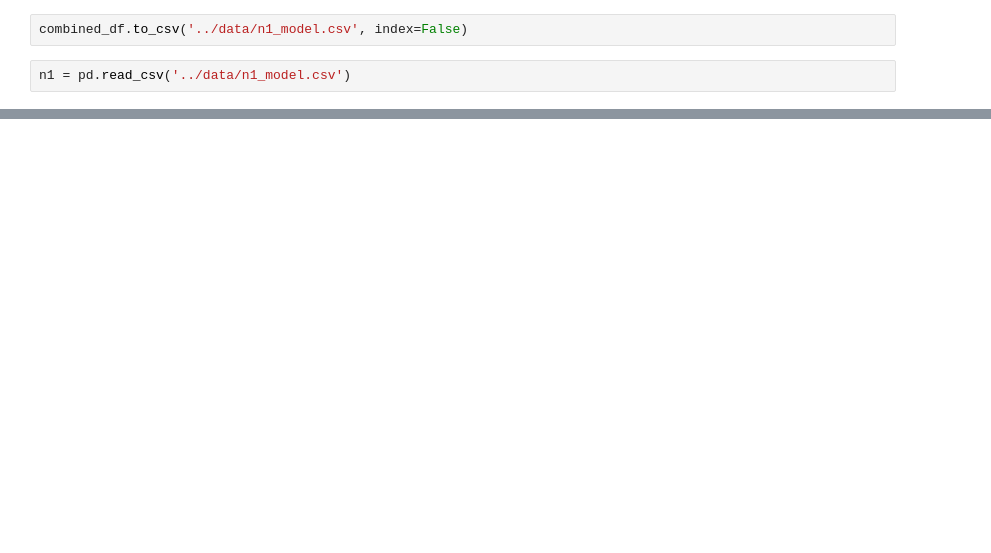
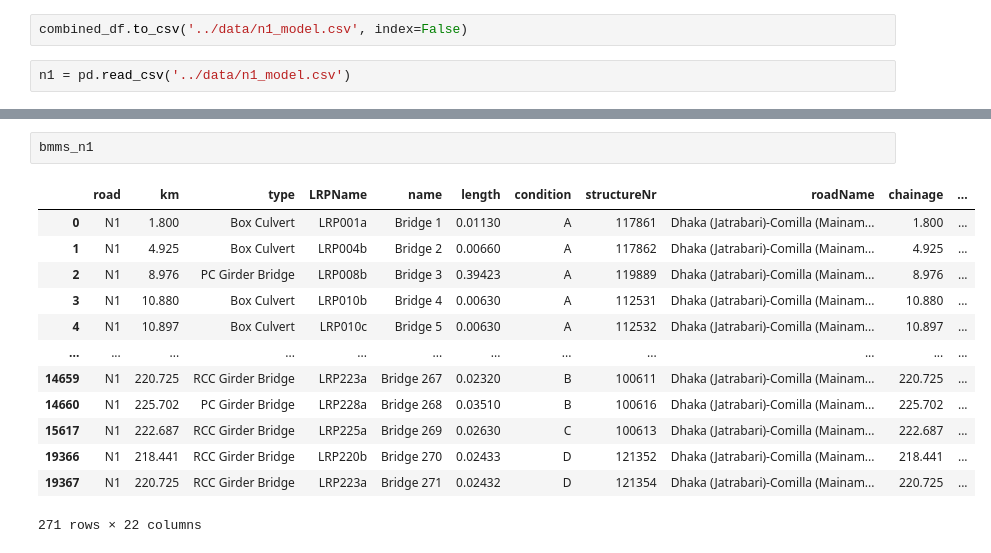
Before and after one commit to Anne-JS/advanced_simulation, a Jupyter notebook: EPA133a-G02-A2/model/Sven_doet_dingen.ipynb, the cells around one changed output, grey strips where cells are left out. Drawn from its saved outputs; the diff is of its cells as text; blank space fills up the shorter version.

```diff
--- a/EPA133a-G02-A2/model/Sven_doet_dingen.ipynb
+++ b/EPA133a-G02-A2/model/Sven_doet_dingen.ipynb
@@ -182,0 +217,16 @@ n1
+# %%
+bmms_n1
+# %% [output]
+|  | road | km | type | LRPName | name | length | condition | structureNr | roadName | chainage | ... |
+| 0 | N1 | 1.800 | Box Culvert | LRP001a | Bridge 1 | 0.01130 | A | 117861 | Dhaka (Jatrabari)-Comilla (Mainam... | 1.800 | ... |
+| 1 | N1 | 4.925 | Box Culvert | LRP004b | Bridge 2 | 0.00660 | A | 117862 | Dhaka (Jatrabari)-Comilla (Mainam... | 4.925 | ... |
+| 2 | N1 | 8.976 | PC Girder Bridge | LRP008b | Bridge 3 | 0.39423 | A | 119889 | Dhaka (Jatrabari)-Comilla (Mainam... | 8.976 | ... |
+| 3 | N1 | 10.880 | Box Culvert | LRP010b | Bridge 4 | 0.00630 | A | 112531 | Dhaka (Jatrabari)-Comilla (Mainam... | 10.880 | ... |
+| 4 | N1 | 10.897 | Box Culvert | LRP010c | Bridge 5 | 0.00630 | A | 112532 | Dhaka (Jatrabari)-Comilla (Mainam... | 10.897 | ... |
+| ... | ... | ... | ... | ... | ... | ... | ... | ... | ... | ... | ... |
+| 14659 | N1 | 220.725 | RCC Girder Bridge | LRP223a | Bridge 267 | 0.02320 | B | 100611 | Dhaka (Jatrabari)-Comilla (Mainam... | 220.725 | ... |
+| 14660 | N1 | 225.702 | PC Girder Bridge | LRP228a | Bridge 268 | 0.03510 | B | 100616 | Dhaka (Jatrabari)-Comilla (Mainam... | 225.702 | ... |
+| 15617 | N1 | 222.687 | RCC Girder Bridge | LRP225a | Bridge 269 | 0.02630 | C | 100613 | Dhaka (Jatrabari)-Comilla (Mainam... | 222.687 | ... |
+| 19366 | N1 | 218.441 | RCC Girder Bridge | LRP220b | Bridge 270 | 0.02433 | D | 121352 | Dhaka (Jatrabari)-Comilla (Mainam... | 218.441 | ... |
+| 19367 | N1 | 220.725 | RCC Girder Bridge | LRP223a | Bridge 271 | 0.02432 | D | 121354 | Dhaka (Jatrabari)-Comilla (Mainam... | 220.725 | ... |
+271 rows × 22 columns
```
Also changed, not shown: parts of 13 cells of this notebook, 2 other files.
